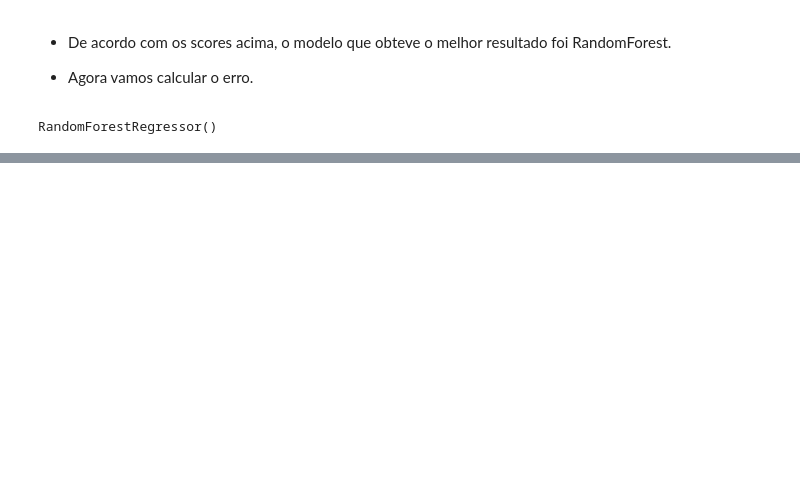
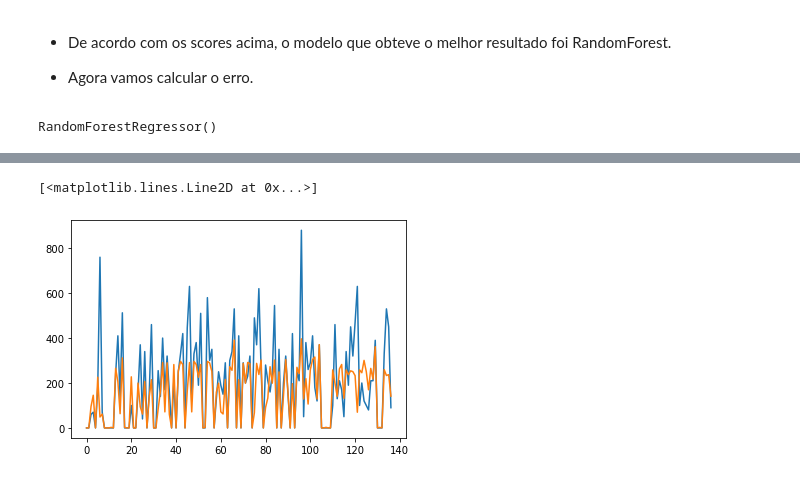
Before and after one commit to robertferro/previsao_faturamento_studio_estetica, a Jupyter notebook: 2 - Machine learning/Regressão/previsao_faturamento_modelos_machine_learning_get_dummies.ipynb, the cells around one changed output, grey strips where cells are left out. Drawn from its saved outputs; the diff is of its cells as text; code cells hidden in the pictures; blank space fills up the shorter version.

```diff
--- a/2 - Machine learning/Regressão/previsao_faturamento_modelos_machine_learning_get_dummies.ipynb
+++ b/2 - Machine learning/Regressão/previsao_faturamento_modelos_machine_learning_get_dummies.ipynb
@@ -456,0 +460,6 @@ R2 = 0.93584263
+# %%
+plt.plot(np.expm1(Y_teste.values))
+plt.plot(np.expm1(y_pred))
+# %% [output]
+[<matplotlib.lines.Line2D at 0x...>]
+[figure, added]
```
Also changed, not shown: parts of 7 cells of this notebook.
